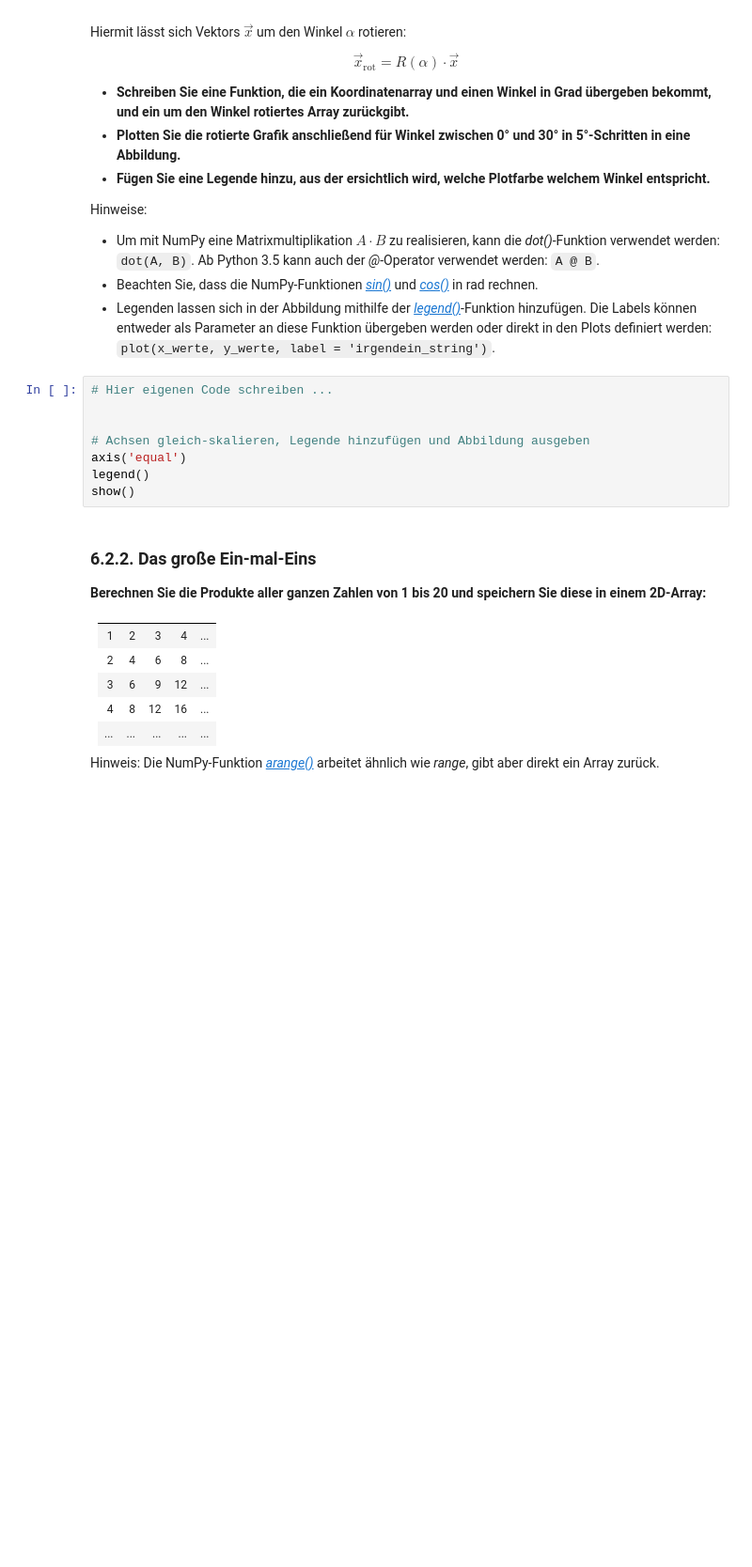
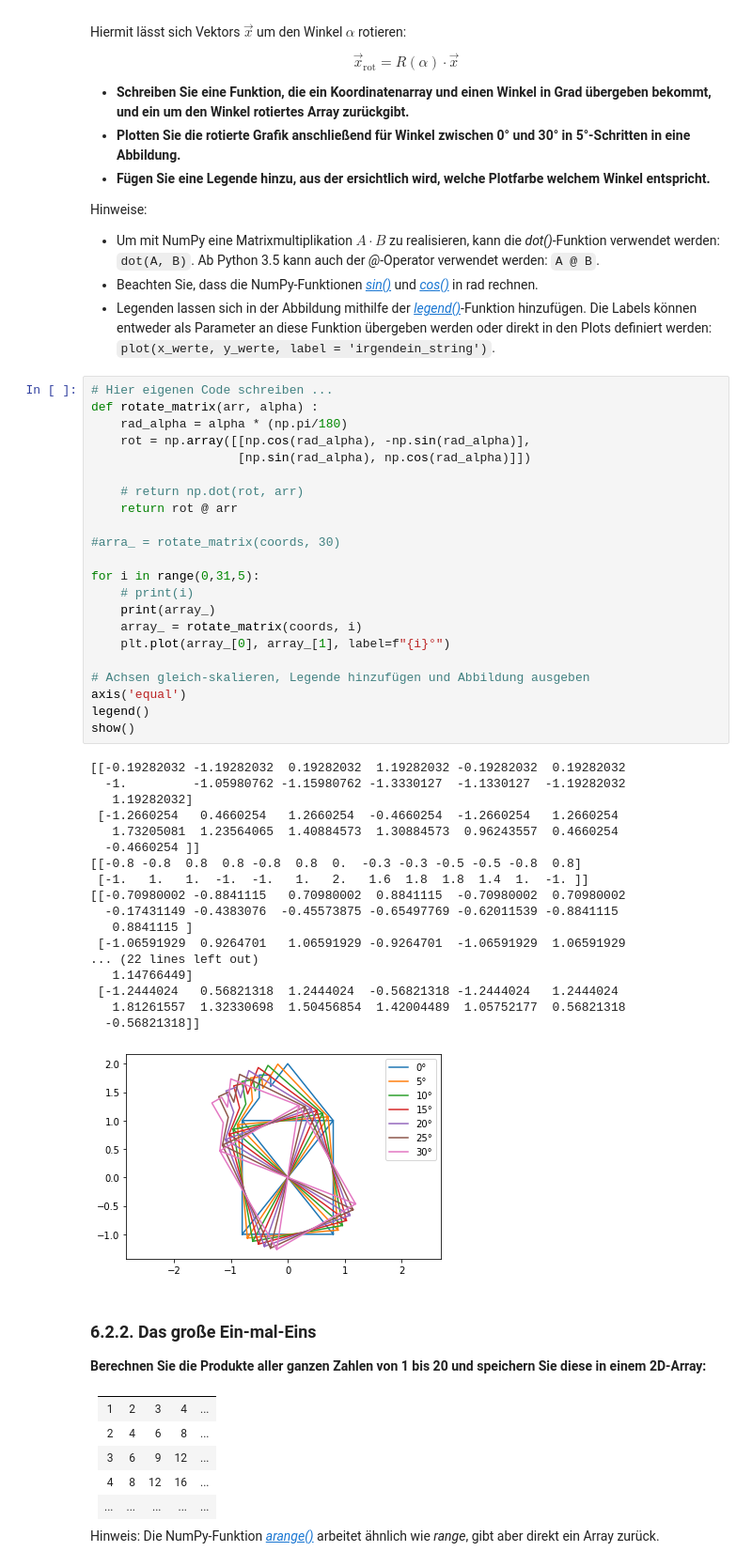
Before and after one commit to jlb-jlb/python_fuer_Ings, a Jupyter notebook: 06_2_Noch_mehr_Arrays.ipynb, the cells around one changed output. Shown at 94% size. Cells and saved outputs as stored; diff of their text form; blank space fills up the shorter version.

```diff
--- a/06_2_Noch_mehr_Arrays.ipynb
+++ b/06_2_Noch_mehr_Arrays.ipynb
@@ -51,14 +57,47 @@ Hinweise:
   * Um mit NumPy eine Matrixmultiplikation $A\cdot B$ zu realisieren, kann die *dot()*-Funktion verwendet werden: `dot(A, B)`. Ab Python 3.5 kann auch der *@*-Operator verwendet werden: `A @ B`.
   * Beachten Sie, dass die NumPy-Funktionen [*sin()*](https://docs.scipy.org/doc/numpy/reference/generated/numpy.sin.html) und [*cos()*](https://docs.scipy.org/doc/numpy/reference/generated/numpy.cos.html) in rad rechnen.
   * Legenden lassen sich in der Abbildung mithilfe der [*legend()*](https://matplotlib.org/3.1.1/api/_as_gen/matplotlib.pyplot.legend.html)-Funktion hinzufügen. Die Labels können entweder als Parameter an diese Funktion übergeben werden oder direkt in den Plots definiert werden: `plot(x_werte, y_werte, label = 'irgendein_string')`.
-# %%
-# Hier eigenen Code schreiben ...
-
-
-# Achsen gleich-skalieren, Legende hinzufügen und Abbildung ausgeben
-axis('equal')
-legend()
-show()
+# %%
+# Hier eigenen Code schreiben ...
+def rotate_matrix(arr, alpha) :
+    rad_alpha = alpha * (np.pi/180)
+    rot = np.array([[np.cos(rad_alpha), -np.sin(rad_alpha)],
+                    [np.sin(rad_alpha), np.cos(rad_alpha)]])
+
+    # return np.dot(rot, arr)
+    return rot @ arr
+
+#arra_ = rotate_matrix(coords, 30)
+
+for i in range(0,31,5):
+    # print(i)
+    print(array_)
+    array_ = rotate_matrix(coords, i)
+    plt.plot(array_[0], array_[1], label=f"{i}°")
+
+# Achsen gleich-skalieren, Legende hinzufügen und Abbildung ausgeben
+axis('equal')
+legend()
+show()
+# %% [output]
+[[-0.19282032 -1.19282032  0.19282032  1.19282032 -0.19282032  0.19282032
+  -1.         -1.05980762 -1.15980762 -1.3330127  -1.1330127  -1.19282032
+   1.19282032]
+ [-1.2660254   0.4660254   1.2660254  -0.4660254  -1.2660254   1.2660254
+   1.73205081  1.23564065  1.40884573  1.30884573  0.96243557  0.4660254
+  -0.4660254 ]]
+[[-0.8 -0.8  0.8  0.8 -0.8  0.8  0.  -0.3 -0.3 -0.5 -0.5 -0.8  0.8]
+ [-1.   1.   1.  -1.  -1.   1.   2.   1.6  1.8  1.8  1.4  1.  -1. ]]
+[[-0.70980002 -0.8841115   0.70980002  0.8841115  -0.70980002  0.70980002
+  -0.17431149 -0.4383076  -0.45573875 -0.65497769 -0.62011539 -0.8841115
+   0.8841115 ]
+ [-1.06591929  0.9264701   1.06591929 -0.9264701  -1.06591929  1.06591929
+... (22 lines left out)
+   1.14766449]
+ [-1.2444024   0.56821318  1.2444024  -0.56821318 -1.2444024   1.2444024
+   1.81261557  1.32330698  1.50456854  1.42004489  1.05752177  0.56821318
+  -0.56821318]]
+[figure, added]
 # %% [markdown]
 ### 6.2.2. Das große Ein-mal-Eins
 
```
Also changed, not shown: parts of 11 cells of this notebook, 3 other files.
